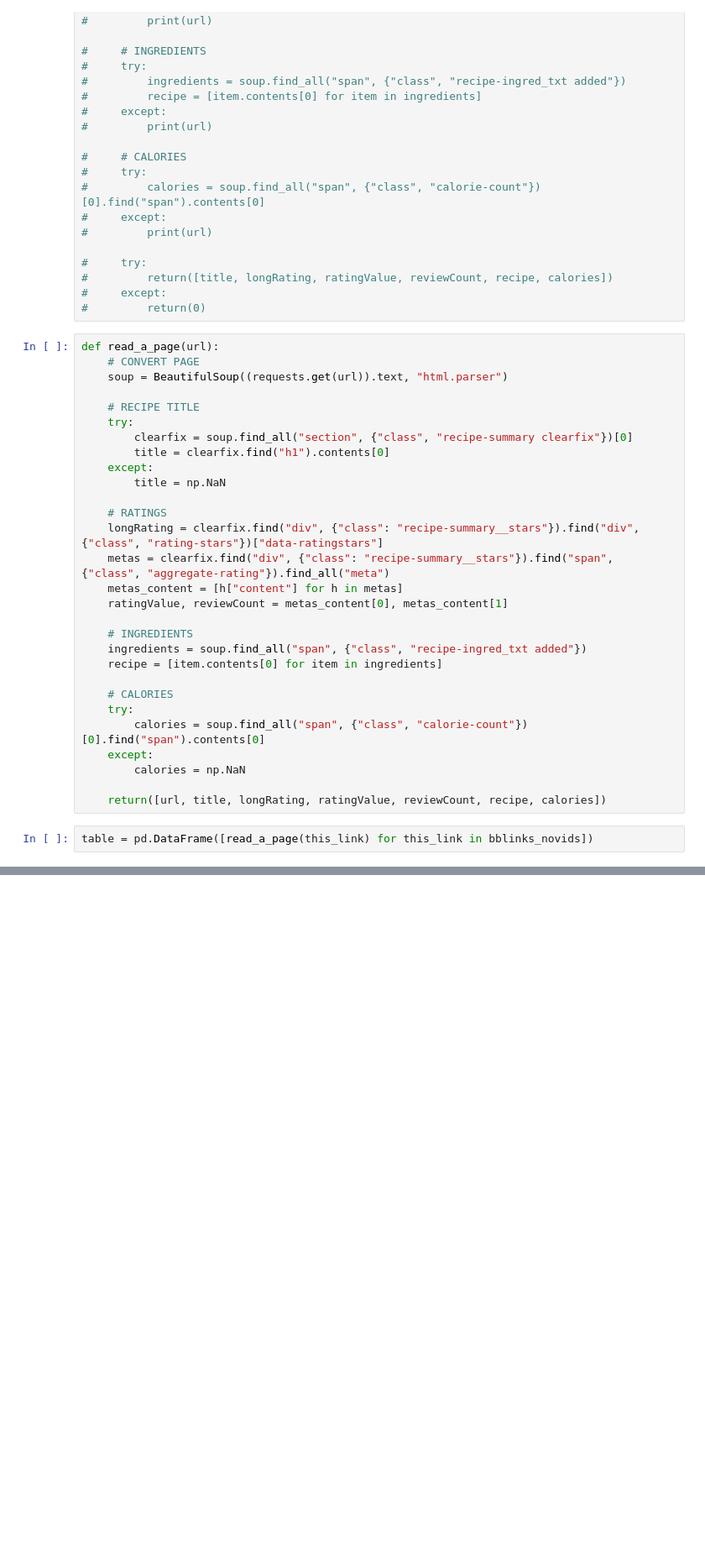
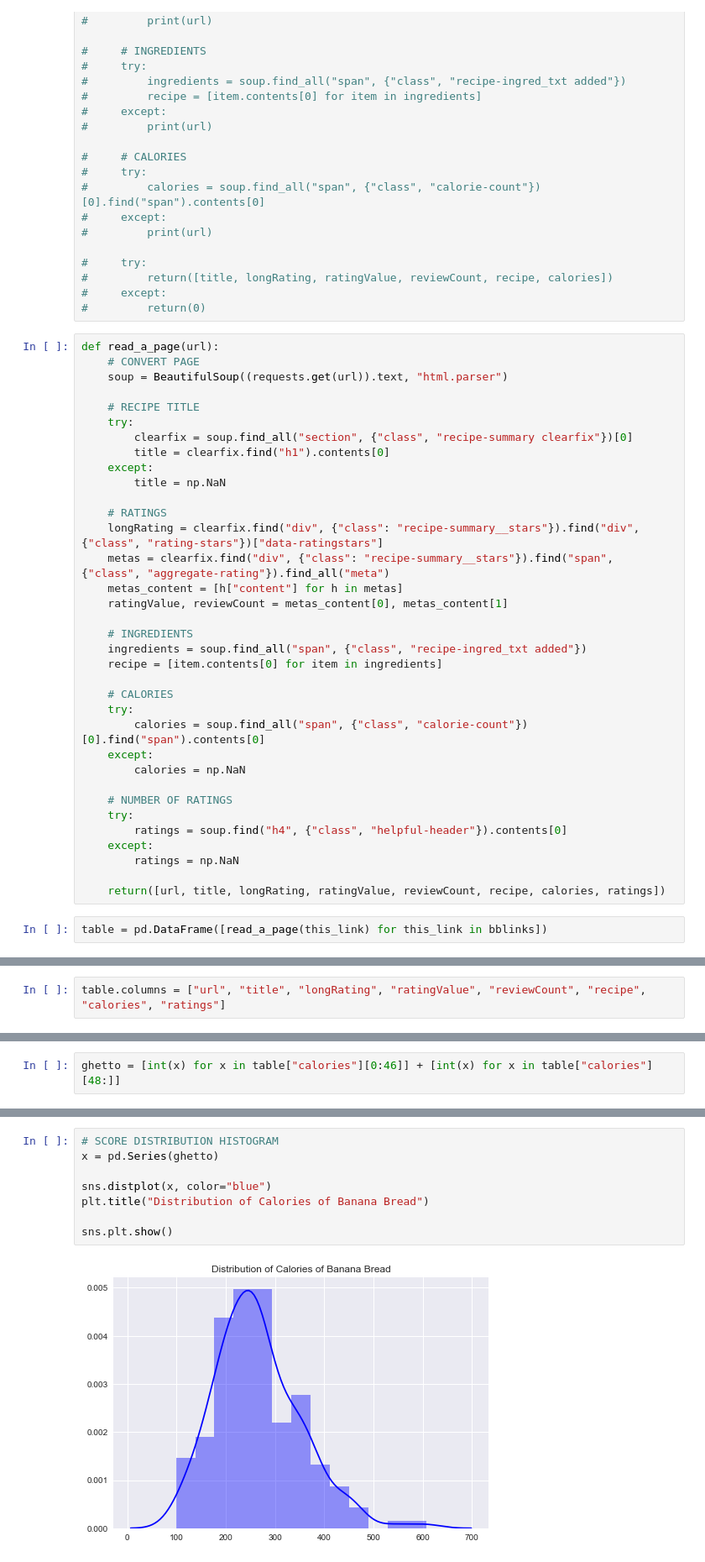
Before and after one commit to palautatan/perfectBananaBread, a Jupyter notebook: allrecipes.ipynb, the cells around one changed output, grey strips where cells are left out. Shown at 84% size. Drawn from its saved outputs; the diff is of its cells as text; blank space fills up the shorter version.

```diff
--- a/allrecipes.ipynb
+++ b/allrecipes.ipynb
@@ -388,6 +383,12 @@ def read_a_page(url):
     except:
         calories = np.NaN
 
-    return([url, title, longRating, ratingValue, reviewCount, recipe, calories])
+    # NUMBER OF RATINGS
+    try:
+        ratings = soup.find("h4", {"class", "helpful-header"}).contents[0]
+    except:
+        ratings = np.NaN
+
+    return([url, title, longRating, ratingValue, reviewCount, recipe, calories, ratings])
 # %%
-table = pd.DataFrame([read_a_page(this_link) for this_link in bblinks_novids])
+table = pd.DataFrame([read_a_page(this_link) for this_link in bblinks])
@@ -441,3 +405,5 @@ bblinks_novids
+# %%
+table.columns = ["url", "title", "longRating", "ratingValue", "reviewCount", "recipe", "calories", "ratings"]
 # %%
 table
 # %% [output]
@@ -446,0 +436,2 @@ I got kicked off at home.
+# %%
+ghetto = [int(x) for x in table["calories"][0:46]] + [int(x) for x in table["calories"][48:]]
@@ -446,0 +461,10 @@ I got kicked off at home.
+# %%
+# SCORE DISTRIBUTION HISTOGRAM
+x = pd.Series(ghetto)
+
+sns.distplot(x, color="blue")
+plt.title("Distribution of Calories of Banana Bread")
+
+sns.plt.show()
+# %% [output]
+[figure, added]
```
Also changed, not shown: parts of 35 cells of this notebook, 1 other file.
